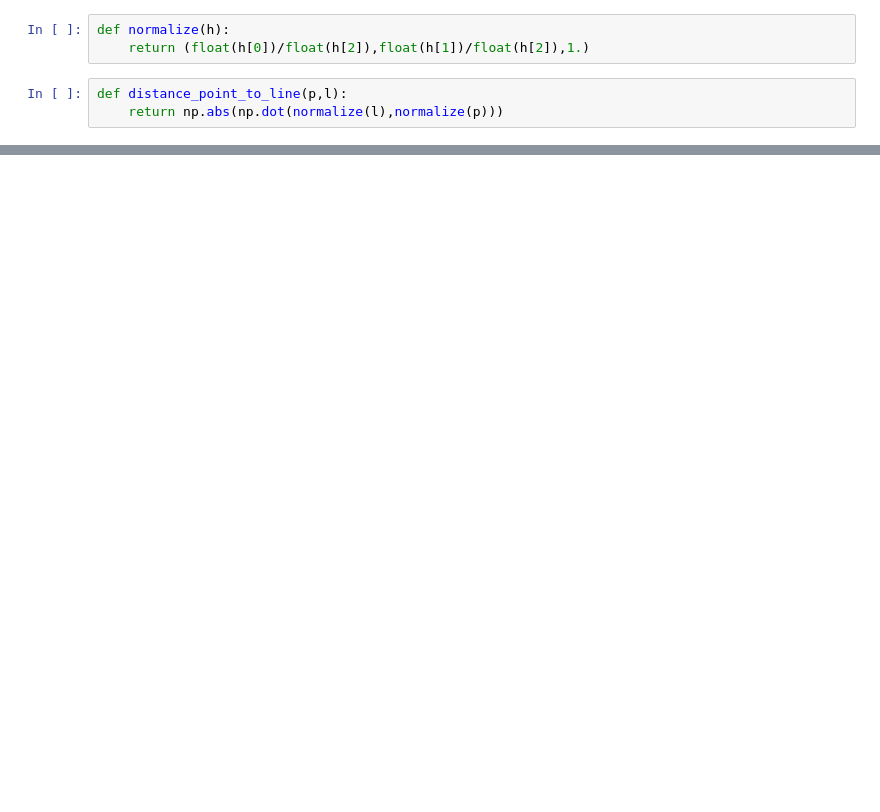
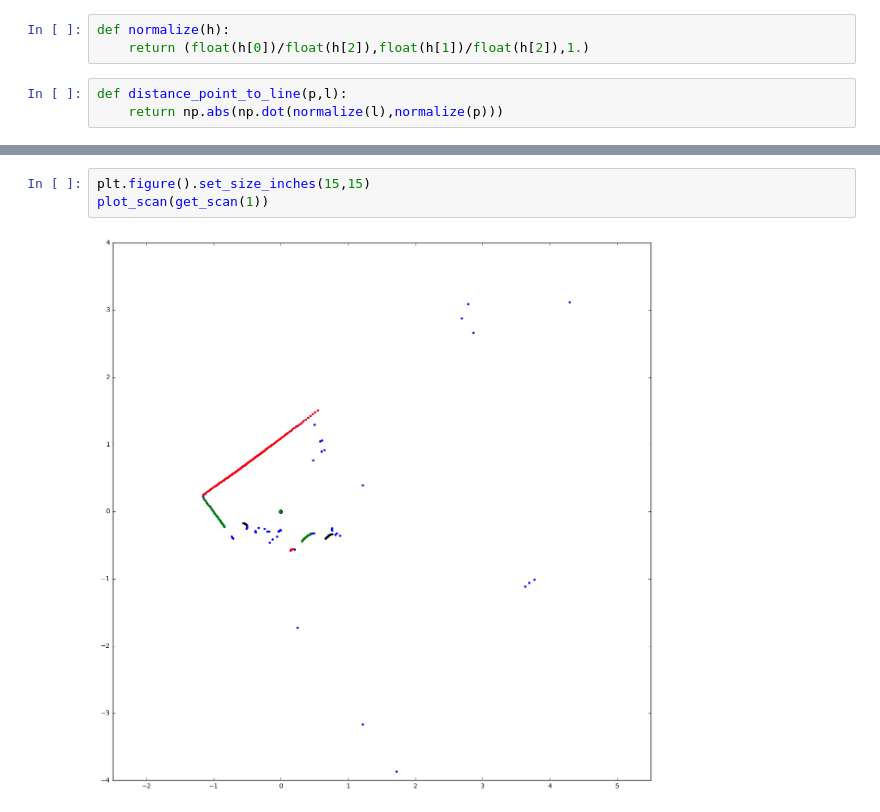
Before and after one commit to berickson/car, a Jupyter notebook: lidar/Lidar Corners.ipynb, the cells around one changed output, grey strips where cells are left out. Drawn from its saved outputs; the diff is of its cells as text; blank space fills up the shorter version.

```diff
--- a/lidar/Lidar Corners.ipynb
+++ b/lidar/Lidar Corners.ipynb
@@ -78,0 +137,5 @@ SyntaxError: unexpected EOF while parsing (<ipython-input-97-99764ddcc5ba>, line
+# %%
+plt.figure().set_size_inches(15,15)
+plot_scan(get_scan(1))
+# %% [output]
+[figure, added]
```
Also changed, not shown: parts of 20 cells of this notebook.
